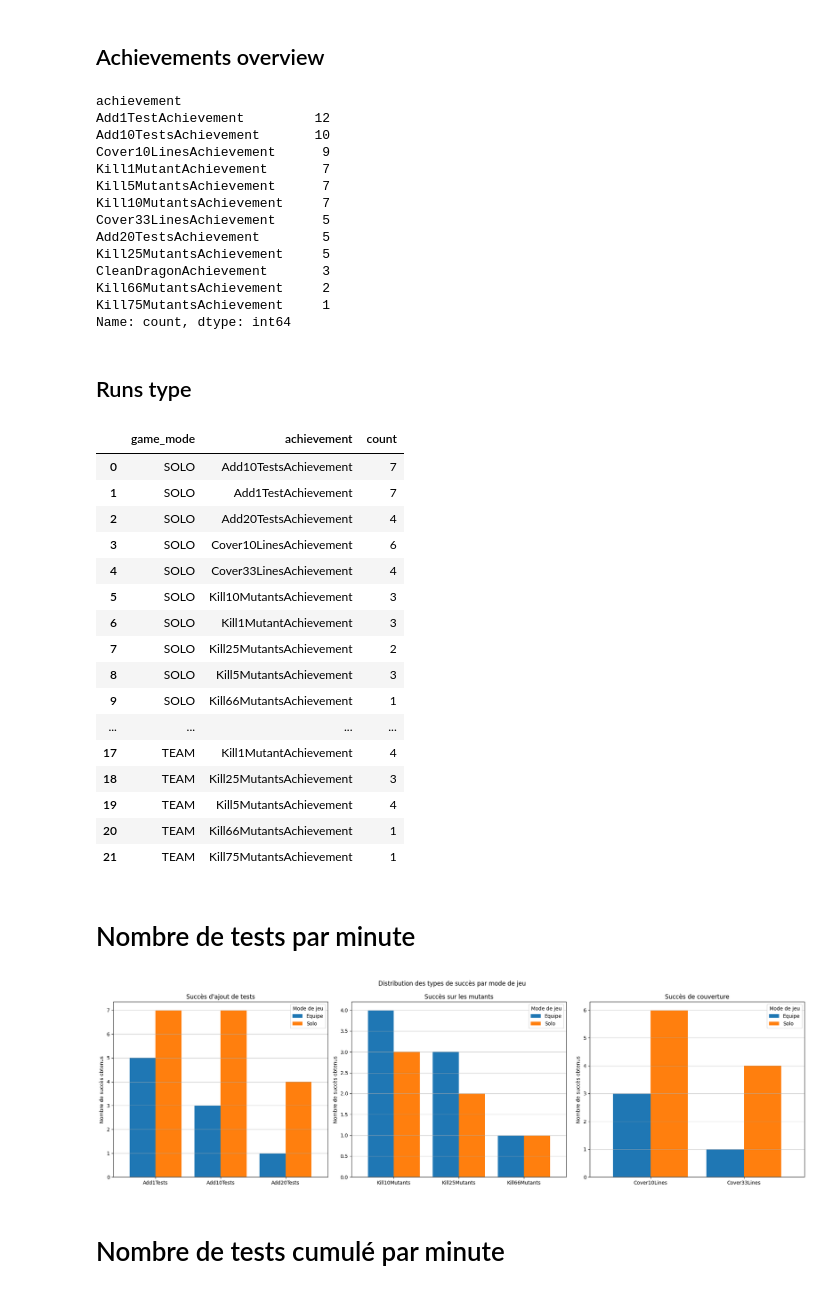
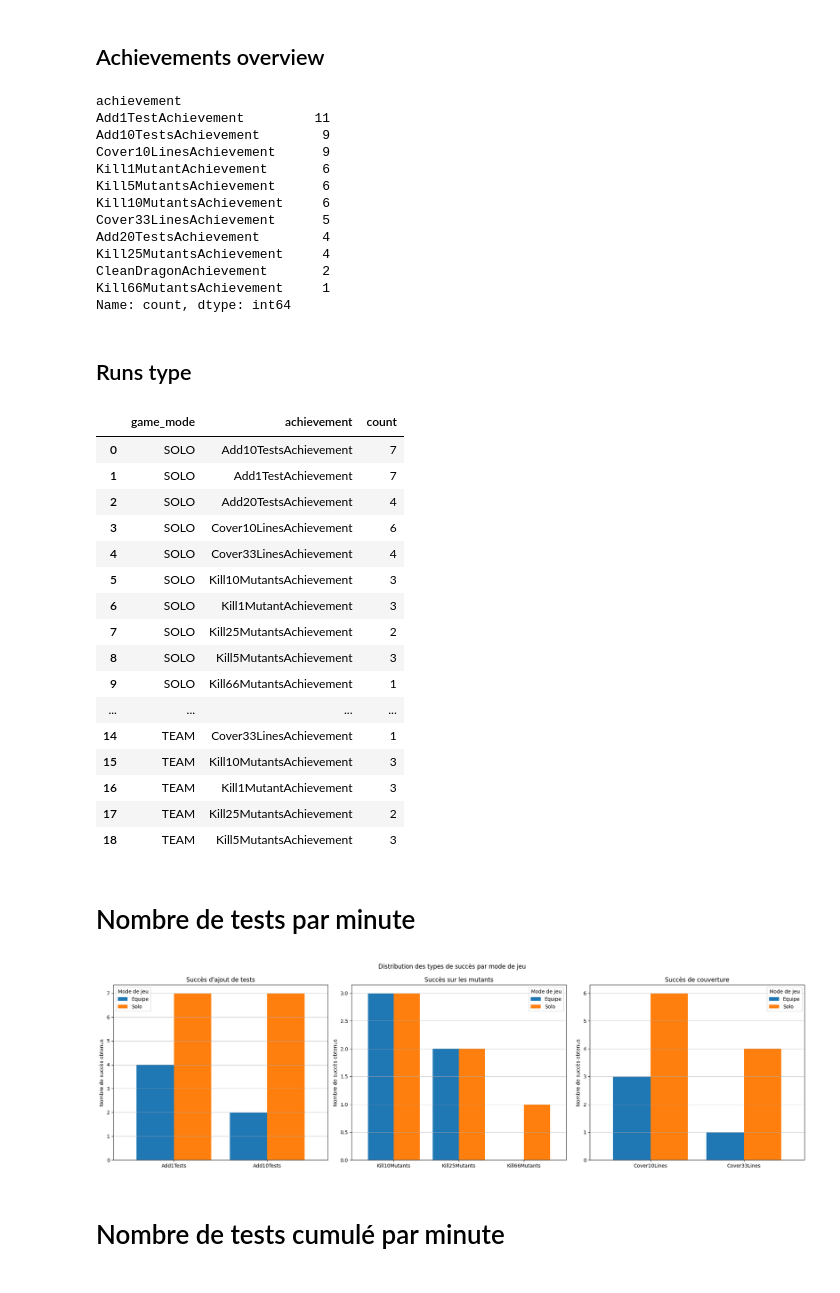
Before and after one commit to Dzenali/MemoireDataAnalytics, a Jupyter notebook: notebooks/analysis/Performance.ipynb, the cells around one changed output. Cells and saved outputs as stored; diff of their text form; code cells hidden in the pictures.

```diff
--- a/notebooks/analysis/Performance.ipynb
+++ b/notebooks/analysis/Performance.ipynb
@@ -20,4 +20,6 @@ if not os.path.exists(activity_csv_path):
 
 df = pd.read_csv(activity_csv_path)
 
-df
+# Removing Outliers
+
+df = df[df['user'] != '0947a22a-ec40-4f49-867b-330a623a1a35']
@@ -42,18 +30,17 @@ counts = df["achievement"].value_counts()
 counts
 # %% [output]
 achievement
-Add1TestAchievement         12
-Add10TestsAchievement       10
+Add1TestAchievement         11
+Add10TestsAchievement        9
 Cover10LinesAchievement      9
-Kill1MutantAchievement       7
-Kill5MutantsAchievement      7
-Kill10MutantsAchievement     7
+Kill1MutantAchievement       6
+Kill5MutantsAchievement      6
+Kill10MutantsAchievement     6
 Cover33LinesAchievement      5
-Add20TestsAchievement        5
-Kill25MutantsAchievement     5
-CleanDragonAchievement       3
-Kill66MutantsAchievement     2
-Kill75MutantsAchievement     1
+Add20TestsAchievement        4
+Kill25MutantsAchievement     4
+CleanDragonAchievement       2
+Kill66MutantsAchievement     1
 Name: count, dtype: int64
 # %% [markdown]
 ## Runs type
@@ -73,11 +60,11 @@ run_data
 | 8 | SOLO | Kill5MutantsAchievement | 3 |
 | 9 | SOLO | Kill66MutantsAchievement | 1 |
 | ... | ... | ... | ... |
-| 17 | TEAM | Kill1MutantAchievement | 4 |
-| 18 | TEAM | Kill25MutantsAchievement | 3 |
-| 19 | TEAM | Kill5MutantsAchievement | 4 |
-| 20 | TEAM | Kill66MutantsAchievement | 1 |
-| 21 | TEAM | Kill75MutantsAchievement | 1 |
+| 14 | TEAM | Cover33LinesAchievement | 1 |
+| 15 | TEAM | Kill10MutantsAchievement | 3 |
+| 16 | TEAM | Kill1MutantAchievement | 3 |
+| 17 | TEAM | Kill25MutantsAchievement | 2 |
+| 18 | TEAM | Kill5MutantsAchievement | 3 |
 # %% [markdown]
 # Nombre de tests par minute
 # %%
@@ -94,15 +81,13 @@ solo_achievements = run_data[(run_data['game_mode'] == 'SOLO')]
 data = pd.DataFrame({
     'Equipe': [
         team_achievements[team_achievements['achievement'] == 'Add1TestAchievement']['count'].values[0],
-        team_achievements[team_achievements['achievement'] == 'Add10TestsAchievement']['count'].values[0],
-        team_achievements[team_achievements['achievement'] == 'Add20TestsAchievement']['count'].values[0]
+        team_achievements[team_achievements['achievement'] == 'Add10TestsAchievement']['count'].values[0]
     ],
     'Solo': [
         solo_achievements[solo_achievements['achievement'] == 'Add1TestAchievement']['count'].values[0],
-        solo_achievements[solo_achievements['achievement'] == 'Add10TestsAchievement']['count'].values[0],
-        solo_achievements[solo_achievements['achievement'] == 'Add20TestsAchievement']['count'].values[0]
+        solo_achievements[solo_achievements['achievement'] == 'Add10TestsAchievement']['count'].values[0]
     ]
-}, index=['Add1Tests', 'Add10Tests','Add20Tests'])
+}, index=['Add1Tests', 'Add10Tests'])
 
 data.plot(kind='bar', ax=ax1, width=0.8)
 ax1.set_title("Succès d'ajout de tests")
@@ -123,44 +108,43 @@ team_25mutants_achievement = \
     team_achievements[team_achievements['achievement'] == 'Kill25MutantsAchievement']['count'].values[0]
 solo_66mutants_achievement = \
     solo_achievements[solo_achievements['achievement'] == 'Kill66MutantsAchievement']['count'].values[0]
-team_66mutants_achievement = \
-    team_achievements[team_achievements['achievement'] == 'Kill66MutantsAchievement']['count'].values[0]
+
 
 data2 = pd.DataFrame({
-    'Equipe': [team_10mutants_achievement, team_25mutants_achievement, team_66mutants_achievement],
+    'Equipe': [team_10mutants_achievement, team_25mutants_achievement, 0],
     'Solo': [solo_10mutants_achievement, solo_25mutants_achievement, solo_66mutants_achievement]
-}, index=['Kill10Mutants', 'Kill25Mutants','Kill66Mutants'])
+}, index=['Kill10Mutants', 'Kill25Mutants', "Kill66Mutants"])
 
 data2.plot(kind='bar', ax=ax2, width=0.8)
 ax2.set_title("Succès sur les mutants")
 ax2.set_ylabel("Nombre de succès obtenus")
 ax2.legend(title="Mode de jeu")
 ax2.grid(True, axis='y', alpha=0.7)
 ax2.tick_params(axis='x', rotation=0)
 
 # Coverage Achievements
 
 data = pd.DataFrame({
     'Equipe': [
         team_achievements[team_achievements['achievement'] == 'Cover10LinesAchievement']['count'].values[0],
         team_achievements[team_achievements['achievement'] == 'Cover33LinesAchievement']['count'].values[0]    ],
     'Solo': [
         solo_achievements[solo_achievements['achievement'] == 'Cover10LinesAchievement']['count'].values[0],
         solo_achievements[solo_achievements['achievement'] == 'Cover33LinesAchievement']['count'].values[0]    ]
 }, index=['Cover10Lines', 'Cover33Lines'])
 data.plot(kind='bar', ax=ax3, width=0.8)
 ax3.set_title("Succès de couverture")
 ax3.set_ylabel("Nombre de succès obtenus")
 ax3.legend(title="Mode de jeu")
 ax3.grid(True, axis='y', alpha=0.7)
 ax3.tick_params(axis='x', rotation=0)
 
 plt.suptitle("Distribution des types de succès par mode de jeu")
 plt.tight_layout()
 plt.savefig(f'{performance_figures_out}/runs_type_by_group_and_game_mode.pdf')
 plt.show()
 # %% [output]
-[figure, old version]
+[figure, new version]
 # %% [markdown]
 # Nombre de tests cumulé par minute
 # %%
```
Also changed, not shown: parts of 1 cell of this notebook, 23 other files.
